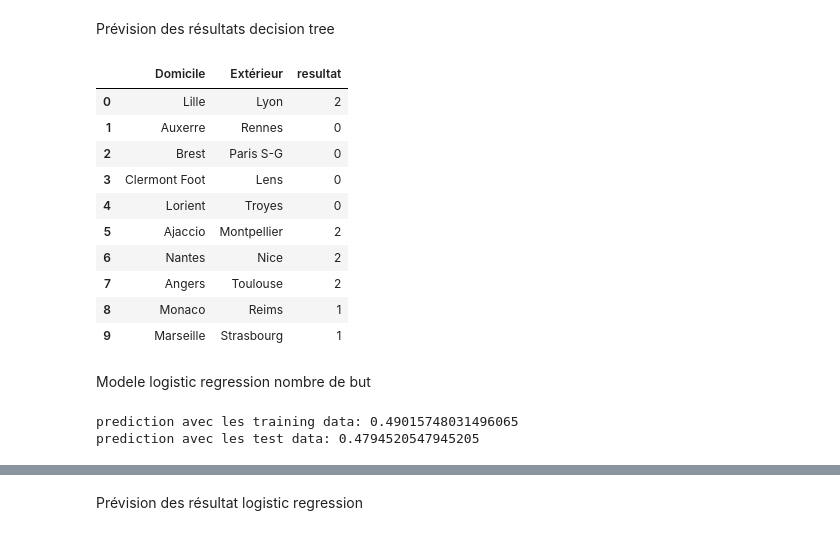
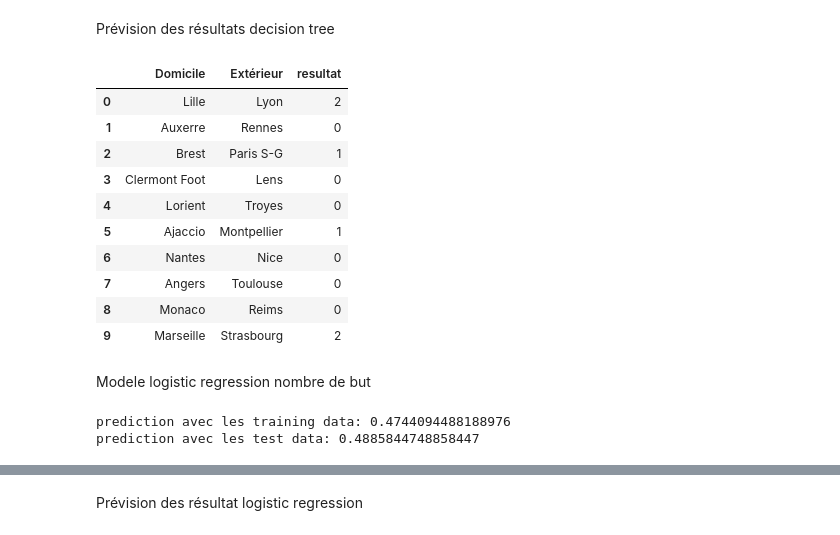
Before and after one commit to Jules101001/Football_pr-vision, a Jupyter notebook: previsionligue1 Avancé.ipynb, the cells around one changed output, grey strips where cells are left out. Cells and saved outputs as stored; diff of their text form; code cells hidden in the pictures.

```diff
--- a/previsionligue1 Avancé.ipynb
+++ b/previsionligue1 Avancé.ipynb
@@ -393,7 +405,7 @@ dtype: float64
 Trie des données utiles
 # %%
 # On enlève les colonnes inutiles
-merge3 = merge3[['Sem.', 'but_domicile',"but_exterieur","jour","mois","annee","Pts_x","BM_x","BE_x","Pts_y","BM_y","BE_y","resultat","B365H","B365D","B365A"]]
+merge3 = merge3[["resultat",'Sem.', 'but_domicile',"but_exterieur","jour","mois","annee","Pts_x","BM_x","BE_x","Pts_y","BM_y","BE_y","B365H","B365D","B365A"]]
 matchs_joue_dom_ext = merge3.rename(columns={"Pts_x": "Pts_dom", "BM_x": "BM_dom", "BE_x": "BE_dom","Pts_y": "Pts_ext", "BM_y": "BM_ext", "BE_y": "BE_ext"})
 merge2_a_jouer = merge2_a_jouer[['Sem.',"mois","annee","Pts_x","BM_x","BE_x","Pts_y","BM_y","BE_y","Domicile_x","Extérieur"]]
 matchs_a_jouer_dom_ext = merge2_a_jouer.rename(columns={"Pts_x": "Pts_dom", "BM_x": "BM_dom", "BE_x": "BE_dom","Pts_y": "Pts_ext", "BM_y": "BM_ext", "BE_y": "BE_ext","Domicile_x":"Domicile"})
@@ -403,14 +480,14 @@ Créer les données de test et d'entrainement
 On sépare les données pour créer les modèles
 # %%
 # On sépare les données en train et test
-X = matchs_joue_dom_ext[['Sem.',"Pts_dom","BM_dom","BE_dom","Pts_ext","BM_ext","BE_ext","mois","annee"]]
+X = matchs_joue_dom_ext[["Pts_dom","BM_dom","BE_dom","Pts_ext","BM_ext","BE_ext","annee"]]
 y = matchs_joue_dom_ext[['resultat',"B365H","B365D","B365A"]]
 X_train, X_test, y_train, y_test = train_test_split(X, y, test_size=0.3, random_state=42)
 # %% [markdown]
 Création du modèle décision tree
 # %%
 # Build a logistic regression model
-mode_dt = DecisionTreeClassifier()
+mode_dt = DecisionTreeClassifier(max_depth=5)
 mode_dt.fit(X_train,y_train["resultat"])
 # Afficher l'arbre de décision
 #print("décision_tree pour écart de but \n",export_text(mode1_dt, feature_names=list(X_train)))
@@ -443,21 +542,21 @@ print(somme_bet)
 # %% [markdown]
 Prévision des résultats decision tree
 # %%
-matchs_a_jouer_dom_ext["resultat"] = mode_dt.predict(matchs_a_jouer_dom_ext[['Sem.',"Pts_dom","BM_dom","BE_dom","Pts_ext","BM_ext","BE_ext","mois","annee"]])
+matchs_a_jouer_dom_ext["resultat"] = mode_dt.predict(matchs_a_jouer_dom_ext[["Pts_dom","BM_dom","BE_dom","Pts_ext","BM_ext","BE_ext","annee"]])
 resultat_mode_dt = matchs_a_jouer_dom_ext[['Domicile',"Extérieur","resultat"]]
 resultat_mode_dt.head(10)
 # %% [output]
 |  | Domicile | Extérieur | resultat |
 | 0 | Lille | Lyon | 2 |
 | 1 | Auxerre | Rennes | 0 |
-| 2 | Brest | Paris S-G | 0 |
+| 2 | Brest | Paris S-G | 1 |
 | 3 | Clermont Foot | Lens | 0 |
 | 4 | Lorient | Troyes | 0 |
-| 5 | Ajaccio | Montpellier | 2 |
-| 6 | Nantes | Nice | 2 |
-| 7 | Angers | Toulouse | 2 |
-| 8 | Monaco | Reims | 1 |
-| 9 | Marseille | Strasbourg | 1 |
+| 5 | Ajaccio | Montpellier | 1 |
+| 6 | Nantes | Nice | 0 |
+| 7 | Angers | Toulouse | 0 |
+| 8 | Monaco | Reims | 0 |
+| 9 | Marseille | Strasbourg | 2 |
 # %% [markdown]
 Modele logistic regression nombre de but
 # %%
@@ -471,5 +570,5 @@ print("prediction avec les training data:",accuracy_score(y_train["resultat"], p
 predictions_lr_test = mode_lr.predict(X_test)
 print("prediction avec les test data:",accuracy_score(y_test["resultat"], predictions_lr_test))
 # %% [output]
-prediction avec les training data: 0.49015748031496065
-prediction avec les test data: 0.4794520547945205
+prediction avec les training data: 0.4744094488188976
+prediction avec les test data: 0.4885844748858447
```
Also changed, not shown: parts of 15 cells of this notebook.
